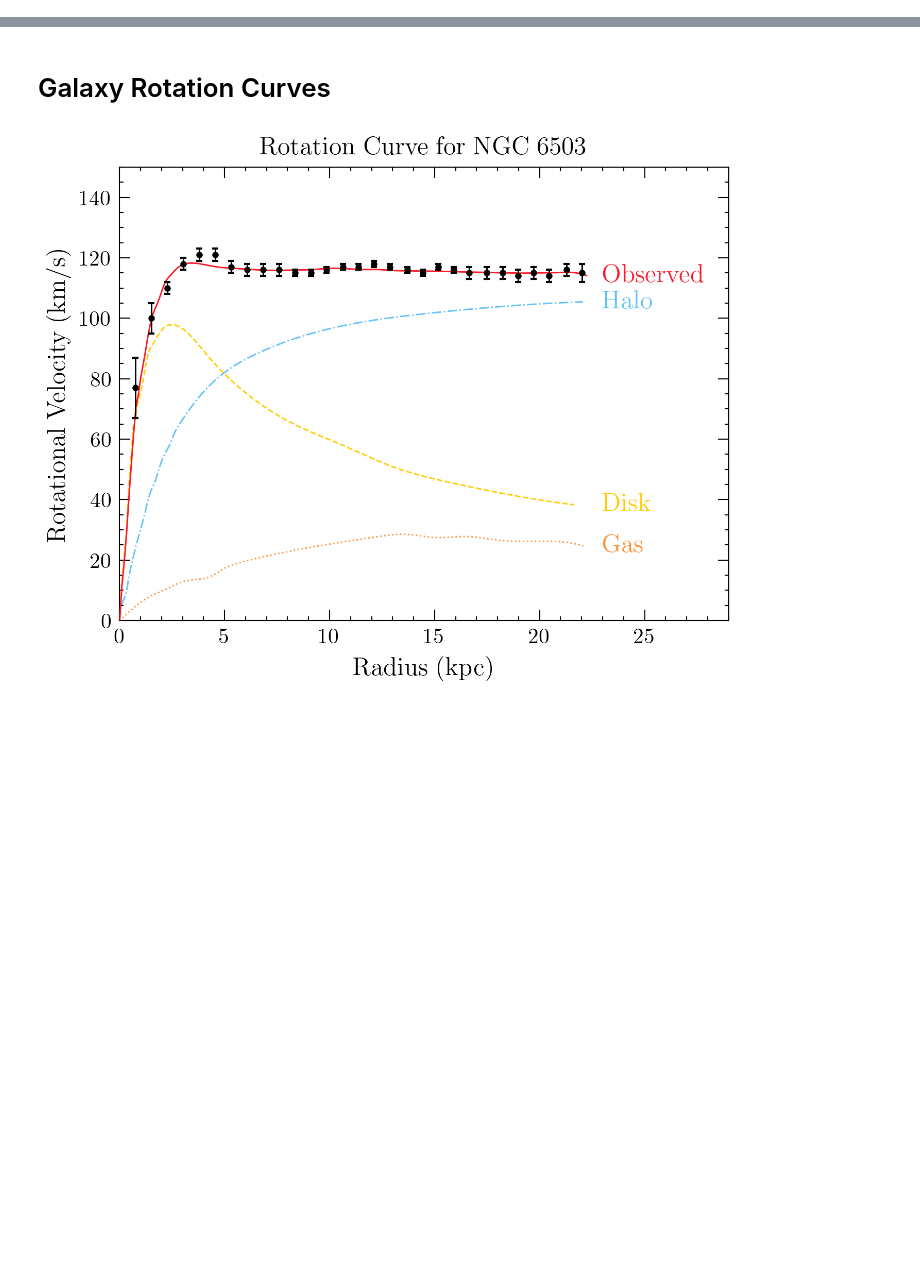
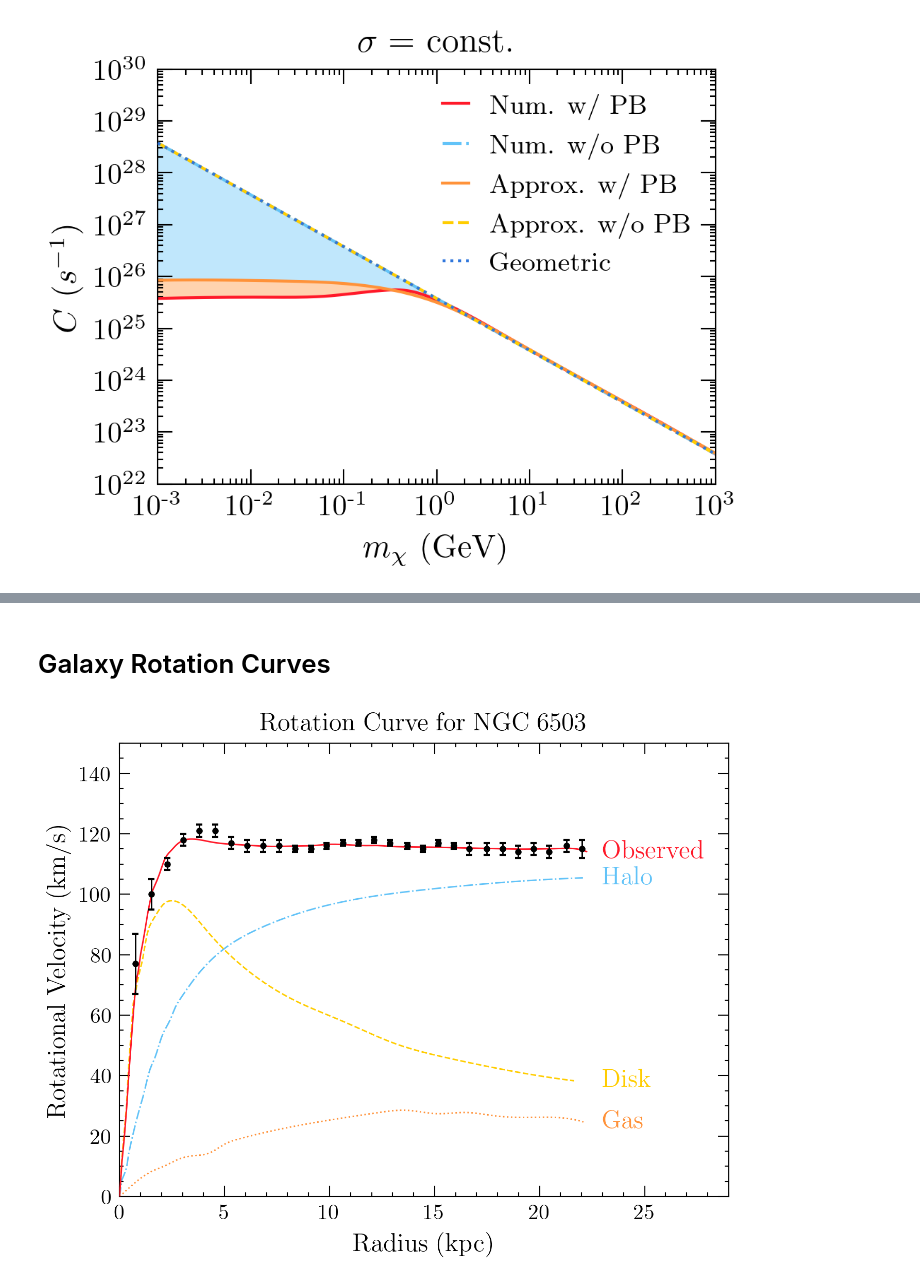
Before and after one commit to mvirgato/Dark-matter-limit-plotter-MV, a Jupyter notebook: misc_plots.ipynb, the cells around one changed output, grey strips where cells are left out. Saved outputs shown, nothing was run; the diff lists cells and outputs as text; code cells hidden in the pictures; blank space fills up the shorter version.

```diff
--- a/misc_plots.ipynb
+++ b/misc_plots.ipynb
@@ -11,0 +50,46 @@ plt.style.use(['mvstyle', 'one_piece'])
+# %%
+def Cgeom(mdm, Rstar, BR):
+    """
+    Geometric Cross section of the NS in natural units
+
+    mdm in GeV
+    R in km
+    """
+
+    return np.pi * (Rstar * const.kmTOm * const.mTOinveV)**2 * (1.0 - BR) * (const.rhoDM / const.cmTOm**3 / const.mTOinveV**3) * erf(np.sqrt(3.0 * const.vs/2.0/const.vd)) / BR / (const.vs * const.kmTOm / const.cspeed) / mdm
+# %%
+
+
+m1, apx_PB = np.loadtxt('capture_1/approx_comp/appx_PB.tsv', unpack=True)
+apx_pb_int = make_spline(m1, apx_PB, 0.001, 3)
+
+m1, num_PB = np.loadtxt('capture_1/approx_comp/numeric_PB.tsv', unpack=True)
+num_pb_int = make_spline(m1, num_PB, 0.01, 3)
+
+Rstar = 12.593
+BR = 0.648
+# %%
+fig, ax = plt.subplots()
+
+masses = np.logspace(-3, 3, 300)
+
+mplt.loglog(ax, masses, num_pb_int(masses), label = r'Num. w/ PB')
+mplt.loglog(ax, masses, Cgeom(masses, Rstar, BR)/const.inveVTOs, ls = '-.', label = r'Num. w/o PB')
+mplt.loglog(ax, masses, apx_pb_int(masses), label = r'Approx. w/ PB')
+mplt.loglog(ax, masses, Cgeom(masses, Rstar, BR)/const.inveVTOs, ls = '--', label = r'Approx. w/o PB')
+mplt.loglog(ax, masses, Cgeom(masses, Rstar, BR)/const.inveVTOs, ls = ':', label = r'Geometric', zorder =10)
+# mplt.loglog(ax, m1, num_PB)
+
+ax.fill_between(masses, apx_pb_int(masses), Cgeom(masses, Rstar, BR)/const.inveVTOs, color = 'C01', alpha = 0.4, ec = 'none')
+ax.fill_between(masses, num_pb_int(masses), apx_pb_int(masses), color = 'C02', alpha = 0.4, ec = 'none')
+
+plt.legend(fontsize = '9')
+plt.title(r'$\sigma =$ const.')
+plt.xlabel(r'$m_\chi$ (GeV)' )
+plt.ylabel(r'$C$ ($s^{-1}$)')
+plt.xlim(1e-3, 1e3)
+plt.ylim(1e22, 1e30)
+
+plt.savefig('plots/cap_1/capture_rate_n0.pdf')
+# %% [output]
+[figure, added]
```
Also changed, not shown: parts of 11 cells of this notebook, 42 other files.
